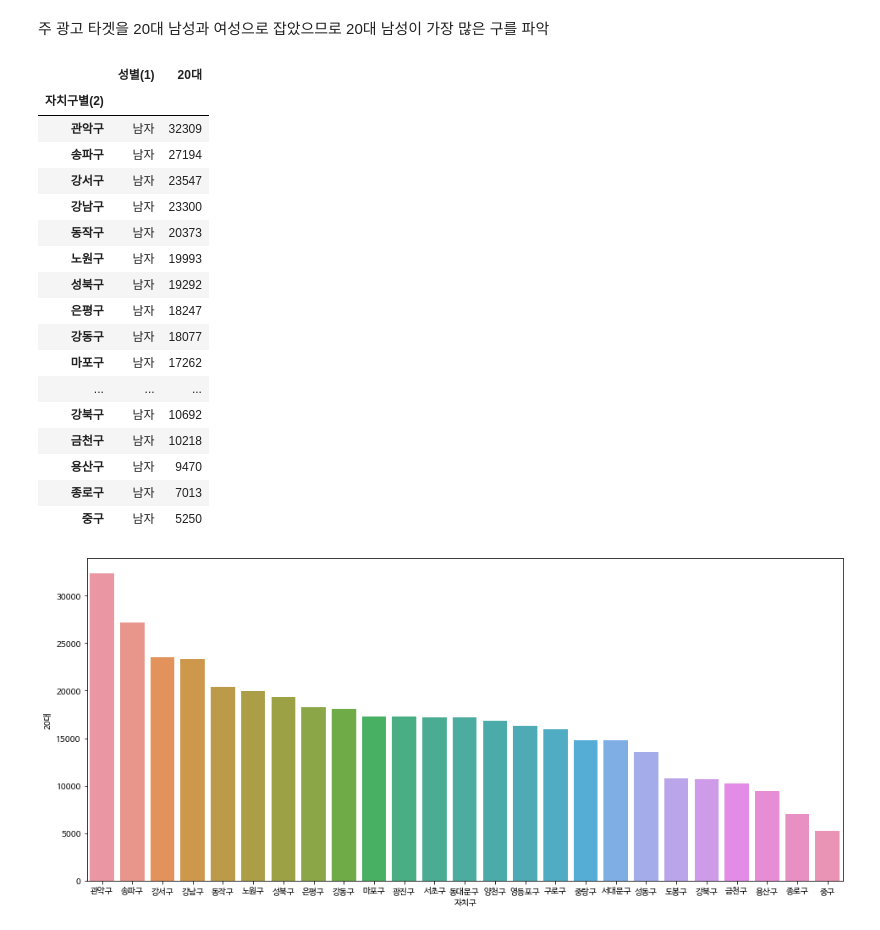
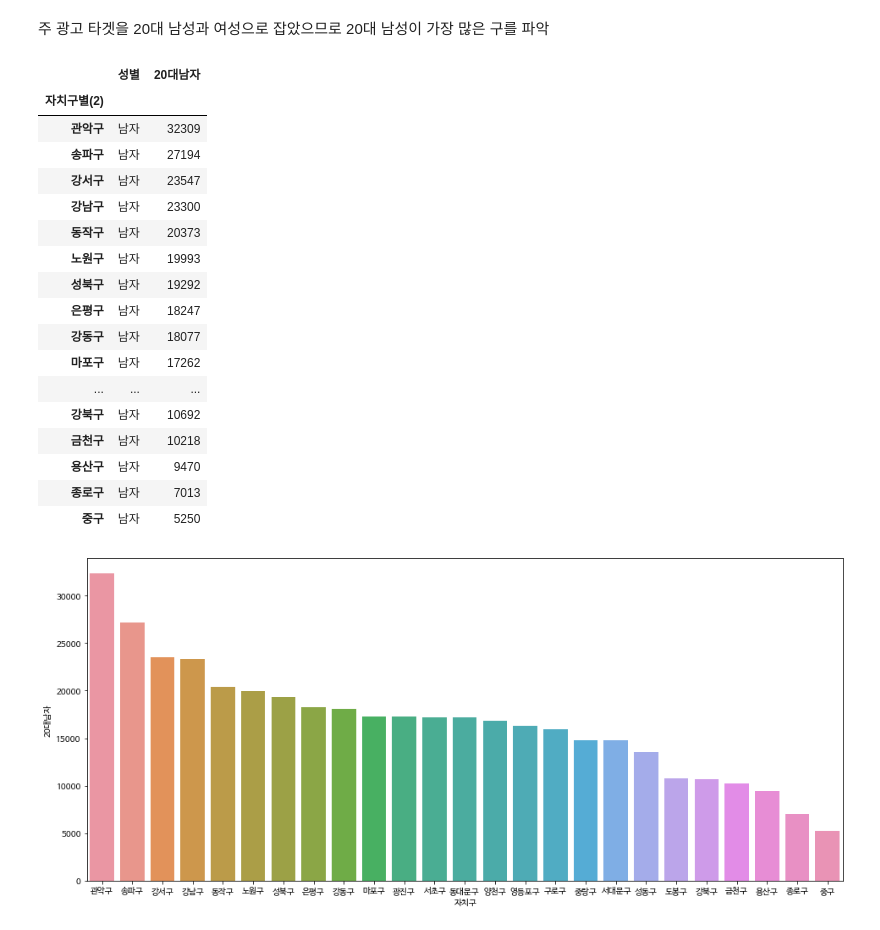
Before and after one commit to Aimerlee123/Python-teamproject, a Jupyter notebook: 공공자전거_이용현황_분석.ipynb, the cells around one changed output. Drawn from its saved outputs; the diff is of its cells as text; code cells hidden in the pictures.

```diff
--- a/공공자전거_이용현황_분석.ipynb
+++ b/공공자전거_이용현황_분석.ipynb
@@ -268,9 +268,10 @@ guage_20
 주 광고 타겟을 20대 남성과 여성으로 잡았으므로 20대 남성이 가장 많은 구를 파악
 # %%
 guage_20m=guage_20[guage_20['성별(1)']=='남자']
-guage_20m.sort_values(by='20대',ascending=False)
+guage_20m.columns=['성별','20대남자']
+guage_20m.sort_values(by='20대남자',ascending=False)
 # %% [output]
-|  | 성별(1) | 20대 |
+|  | 성별 | 20대남자 |
 | 자치구별(2) |  |  |
 | 관악구 | 남자 | 32309 |
 | 송파구 | 남자 | 27194 |
```
Also changed, not shown: parts of 6 cells of this notebook.
